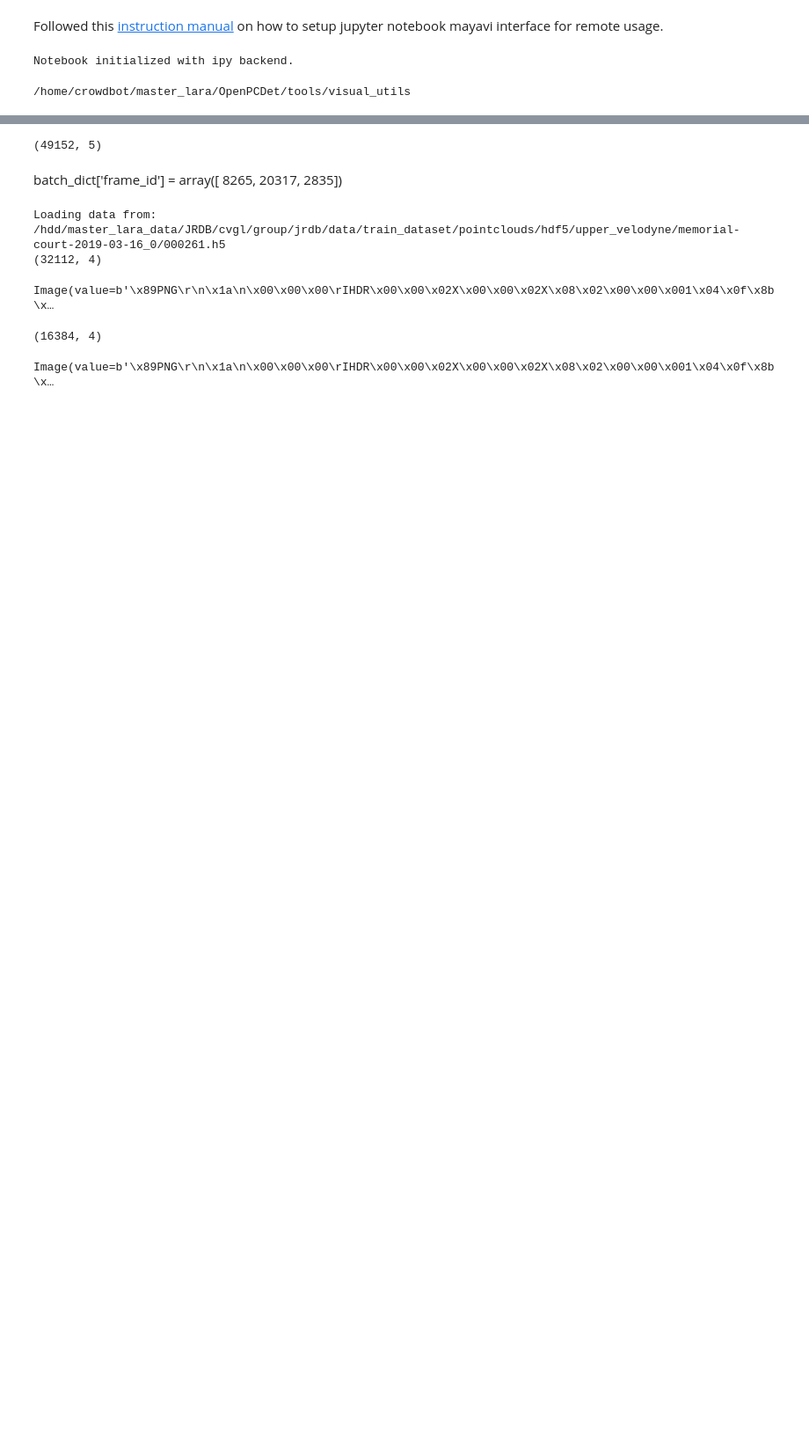
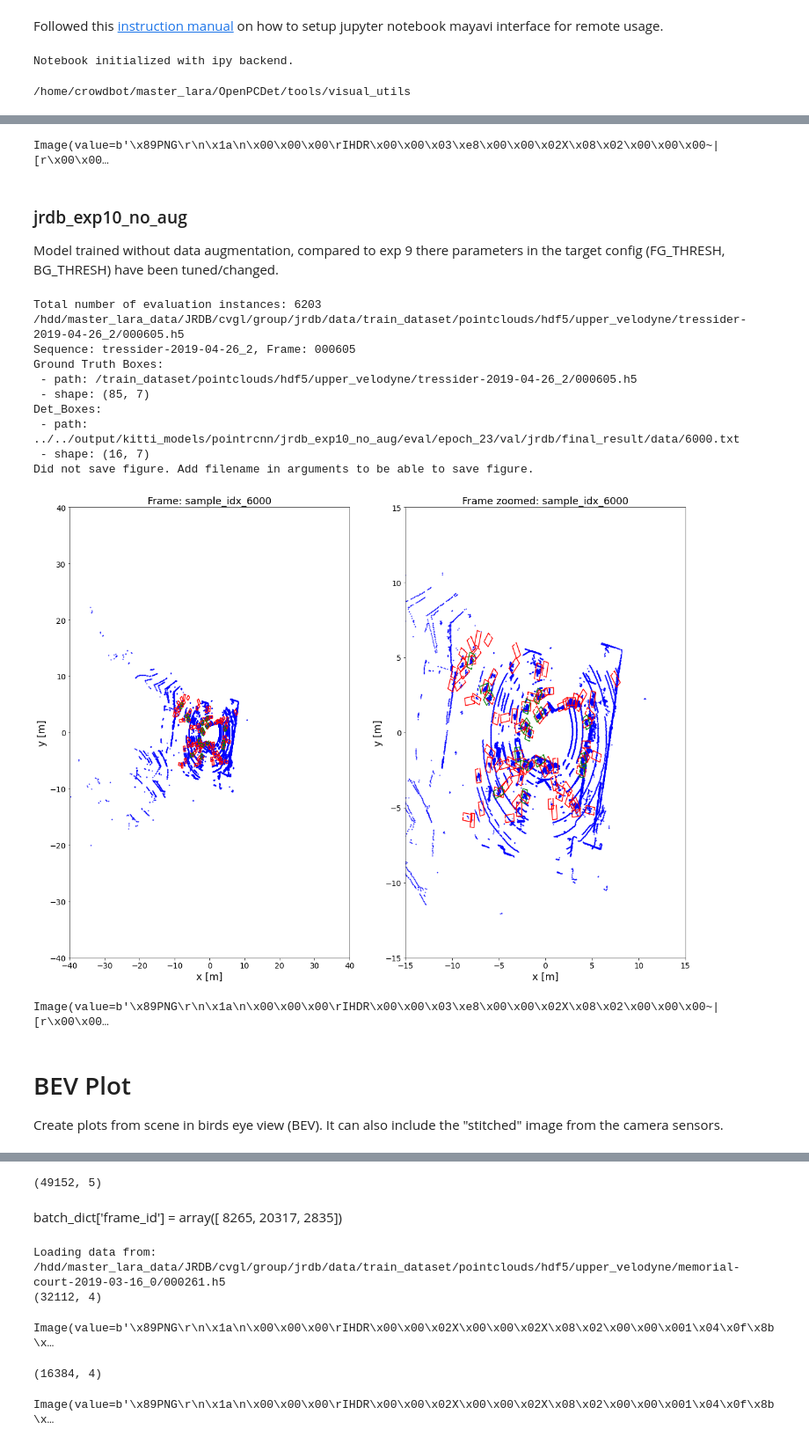
Before and after one commit to brudermueller/OpenPCDet, a Jupyter notebook: tools/visual_utils/JRDB_visualization.ipynb, the cells around one changed output, grey strips where cells are left out. Shown at 88% size. Cells and saved outputs as stored; diff of their text form; code cells hidden in the pictures; blank space fills up the shorter version.

```diff
--- a/tools/visual_utils/JRDB_visualization.ipynb
+++ b/tools/visual_utils/JRDB_visualization.ipynb
@@ -448,0 +443,4 @@ Number of persons in frame: 7
+# %%
+fig2
+# %% [output]
+Image(value=b'\x89PNG\r\n\x1a\n\x00\x00\x00\rIHDR\x00\x00\x03\xe8\x00\x00\x02X\x08\x02\x00\x00\x00~|[r\x00\x00…
@@ -448,0 +449,24 @@ Number of persons in frame: 7
+# %% [markdown]
+### jrdb_exp10_no_aug
+Model trained without data augmentation, compared to exp 9 there parameters in the target config (FG_THRESH, BG_THRESH) have been tuned/changed.
+# %%
+epoch = 23
+experiment = 'jrdb_exp10_no_aug'
+val_tag = 'jrdb'
+fig2 = evaluate_detections(idx, epoch, experiment, val_tag)
+# %% [output]
+Total number of evaluation instances: 6203
+/hdd/master_lara_data/JRDB/cvgl/group/jrdb/data/train_dataset/pointclouds/hdf5/upper_velodyne/tressider-2019-04-26_2/000605.h5
+Sequence: tressider-2019-04-26_2, Frame: 000605
+Ground Truth Boxes:
+ - path: /train_dataset/pointclouds/hdf5/upper_velodyne/tressider-2019-04-26_2/000605.h5
+ - shape: (85, 7)
+Det_Boxes:
+ - path: ../../output/kitti_models/pointrcnn/jrdb_exp10_no_aug/eval/epoch_23/val/jrdb/final_result/data/6000.txt
+ - shape: (16, 7)
+Did not save figure. Add filename in arguments to be able to save figure.
+[figure, added]
+# %%
+fig2
+# %% [output]
+Image(value=b'\x89PNG\r\n\x1a\n\x00\x00\x00\rIHDR\x00\x00\x03\xe8\x00\x00\x02X\x08\x02\x00\x00\x00~|[r\x00\x00…
@@ -448,0 +475,3 @@ Number of persons in frame: 7
+# %% [markdown]
+# BEV Plot
+Create plots from scene in birds eye view (BEV). It can also include the "stitched" image from the camera sensors.
```
Also changed, not shown: parts of 57 cells of this notebook.
